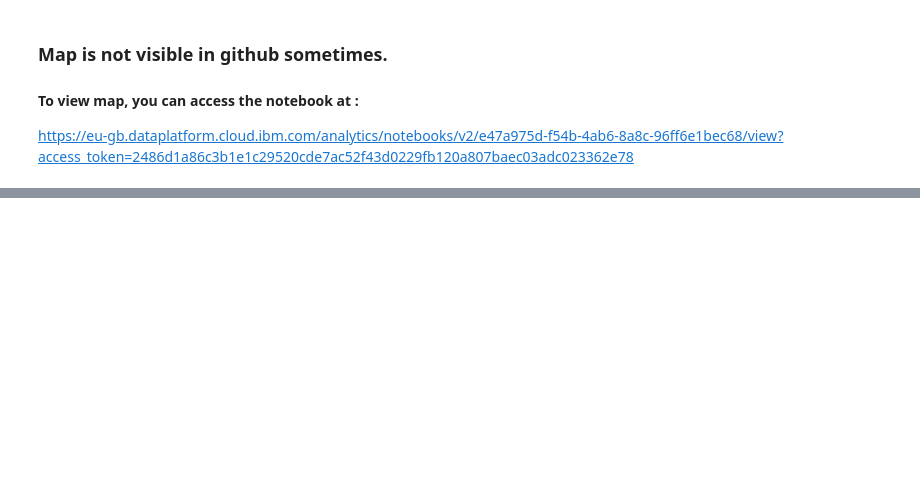
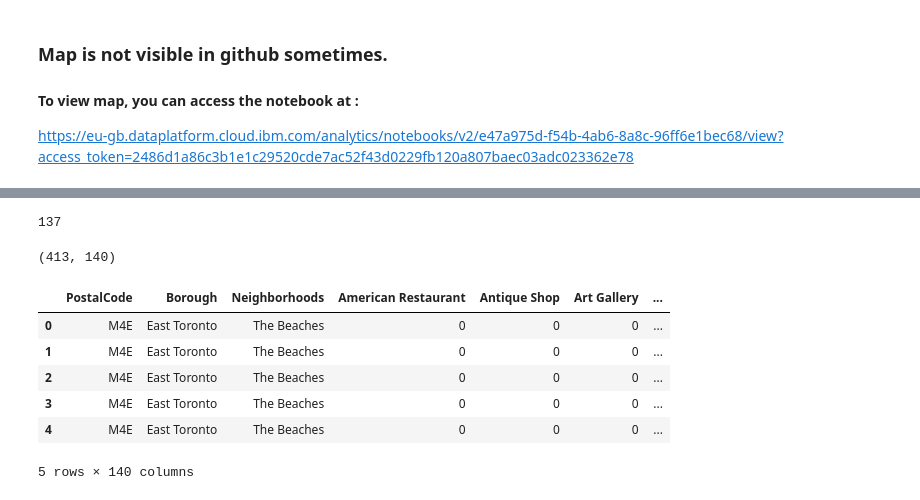
Before and after one commit to KumaarJai/IBM_Capstone, a Jupyter notebook: DataScienceCapstone.ipynb, the cells around one changed output, grey strips where cells are left out. Cells and saved outputs as stored; diff of their text form; code cells hidden in the pictures; blank space fills up the shorter version.

```diff
--- a/DataScienceCapstone.ipynb
+++ b/DataScienceCapstone.ipynb
@@ -160,3 +160,10 @@ map_toronto
 ### Map is not visible in github sometimes.
 #### To view map, you can access the notebook at :
 https://eu-gb.dataplatform.cloud.ibm.com/analytics/notebooks/v2/e47a975d-f54b-4ab6-8a8c-96ff6e1bec68/view?access_token=2486d1a86c3b1e1c29520cde7ac52f43d0229fb120a807baec03adc023362e78
+# %%
+toronto_boroughs = ['East Toronto', 'Central Toronto', 'West Toronto']
+toronto_central_df = geoTorontoDF[geoTorontoDF['Borough'].isin(toronto_boroughs)].reset_index(drop=True)
+print(toronto_central_df.shape)
+toronto_central_df.head()
+
+geoTorontoDF['Borough'].unique()
@@ -162,0 +250,33 @@ https://eu-gb.dataplatform.cloud.ibm.com/analytics/notebooks/v2/e47a975d-f54b-4a
+# %%
+#how many venues per each postal code
+venues_df.groupby(['PostalCode', 'Borough', 'Neighborhood'])['VenueName'].count()
+len(venues_df['VenueCategory'].unique())
+# %% [output]
+137
+# %%
+
+# venues in each area
+
+# one hot encoding
+toronto_central_onehot = pd.get_dummies(venues_df[['VenueCategory']], prefix="", prefix_sep="")
+
+# add postal, borough and neighborhood column back to dataframe
+toronto_central_onehot['PostalCode'] = venues_df['PostalCode']
+toronto_central_onehot['Borough'] = venues_df['Borough']
+toronto_central_onehot['Neighborhoods'] = venues_df['Neighborhood']
+
+# move postal, borough and neighborhood column to the first column
+fixed_columns = list(toronto_central_onehot.columns[-3:]) + list(toronto_central_onehot.columns[:-3])
+toronto_central_onehot = toronto_central_onehot[fixed_columns]
+
+print(toronto_central_onehot.shape)
+toronto_central_onehot.head()
+# %% [output]
+(413, 140)
+|  | PostalCode | Borough | Neighborhoods | American Restaurant | Antique Shop | Art Gallery | ... |
+| 0 | M4E | East Toronto | The Beaches | 0 | 0 | 0 | ... |
+| 1 | M4E | East Toronto | The Beaches | 0 | 0 | 0 | ... |
+| 2 | M4E | East Toronto | The Beaches | 0 | 0 | 0 | ... |
+| 3 | M4E | East Toronto | The Beaches | 0 | 0 | 0 | ... |
+| 4 | M4E | East Toronto | The Beaches | 0 | 0 | 0 | ... |
+5 rows × 140 columns
```
Also changed, not shown: parts of 9 cells of this notebook.
